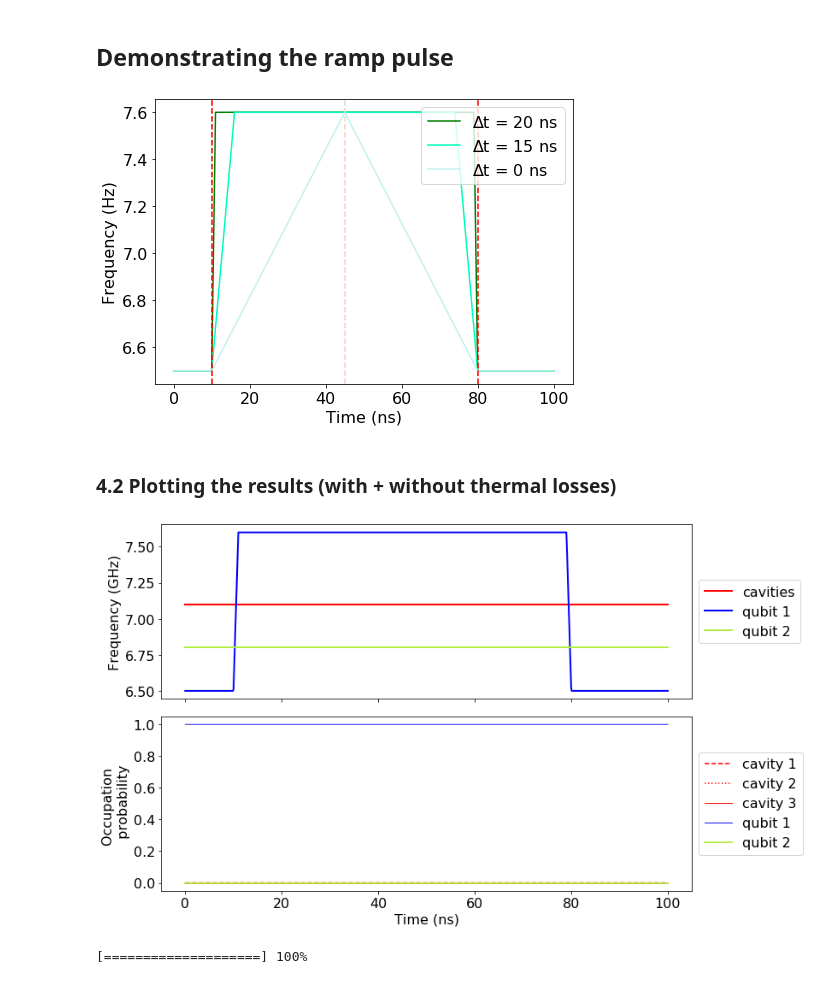
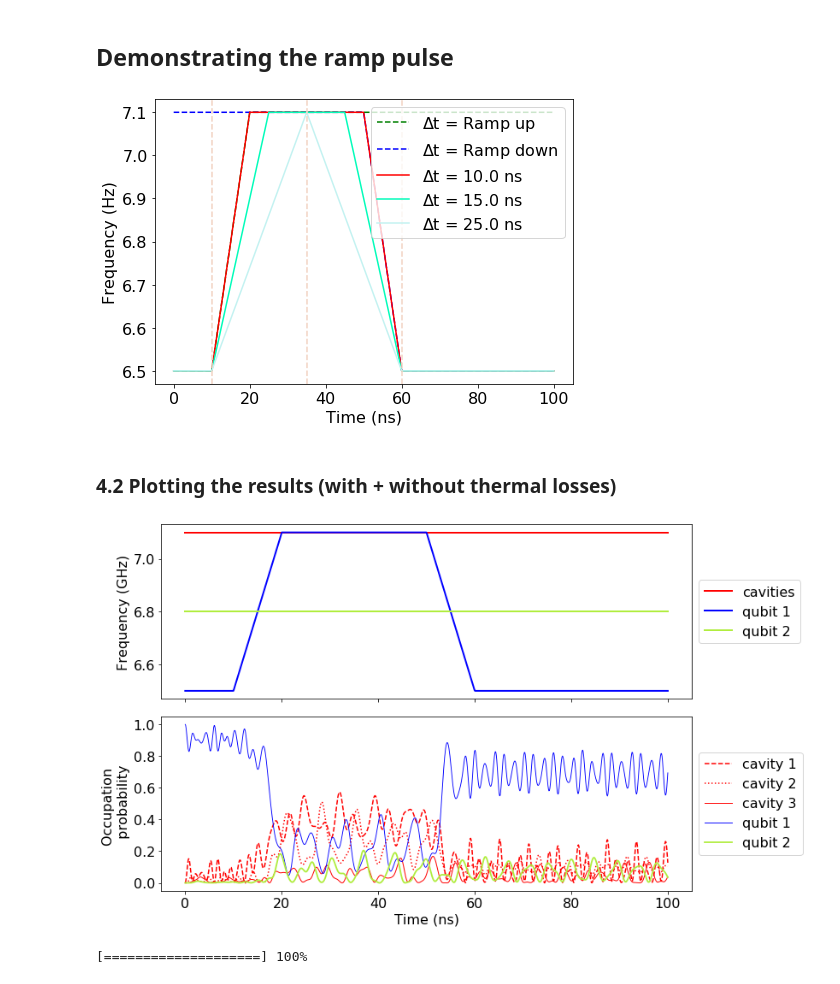
Before and after one commit to SoumyaShreeram/Qubit, a Jupyter notebook: control gates/Sending a smooth pulse (McKay).ipynb, the cells around one changed output. Cells and saved outputs as stored; diff of their text form; code cells hidden in the pictures.

```diff
--- a/control gates/Sending a smooth pulse (McKay).ipynb
+++ b/control gates/Sending a smooth pulse (McKay).ipynb
@@ -75,9 +75,9 @@ r2 = 0.025           # qubit dephasing rate
 """------------- CONTROL GATE PARAMETERS -----"""
 # defines the ramp-up start time, hold start time, hold stop time, ramp-down stop time
 #gate_width = (1*pi)/(2 * g_q1f)
-t_pulse = [10, 11, 79, 80]
+t_pulse = [10, 20, 50, 60]
 # amplitude to raise pulse above cavity frequency
-d = 0.5
+d = 0.0
 w_top = w_f + 2*pi*d
 no_ramps = 30        # number of ramps pulses sent into the Hamiltonian
 # %% [markdown]
@@ -137,8 +137,8 @@ c_ops.append(np.sqrt(r2) * sz2)
 ### 3.2 Hamiltonian's and initial state
 # %%
 # Qubit Hamiltonians (Hq1+Hq2)
-Hq1 = 0.5*sz1
-Hq2 = 0.5*sz2
+Hq1 =  0.5*sz1
+Hq2 =  0.5*sz2
 
 # Filter Hamiltonians (refer formula in the Introduction)
 Hf = numOp(a1) + numOp(a2) + numOp(a3)
@@ -148,7 +148,7 @@ H_f12 = g_f1*(rwaCoupling(a1, a2) + rwaCoupling(a2, a3))
 Hqf = g_q1f*(rwaCoupling(a1, sm1) + rwaCoupling(a3, sm2))
 
 # time-independent Hamiltonian (see later)
-H0 = H_f12 + Hqf + w_f*Hf
+H0 = H_f12 + Hqf + w_f*Hf + w_q2*Hq2
 
 H = H0 + w_q1*Hq1  # Resultant Hamiltonian
 # %% [markdown]
@@ -235,12 +250,15 @@ fig, ax = plt.subplots(1, 1, figsize=(7,5))
 t_pulse1 = [t_pulse[0], t_pulse[1]+5, t_pulse[2]-5, t_pulse[3]]
 t_pulse2 = [t_pulse[0], (t_pulse[3]-t_pulse[0])/2+t_pulse[0], (t_pulse[3]-t_pulse[0])/2+t_pulse[0], t_pulse[3]]
 
-ax.plot(times, [rampPulseGen(t_pulse, w_q1, w_top, t) for t in times], 'g', label=r"$\Delta$t = 20 ns")
-ax.plot(times, [rampPulseGen(t_pulse1, w_q1, w_top, t) for t in times], '#03fcba', label=r"$\Delta$t = 15 ns")
-ax.plot(times, [rampPulseGen(t_pulse2, w_q1, w_top, t) for t in times], '#c4f2f1', label=r"$\Delta$t = 0 ns")
+ax.plot(times, [rampUp(t_pulse, w_q1, w_top, t)/(2*pi) for t in times], 'g--', label=r"$\Delta$t = Ramp up")
+ax.plot(times, [rampDown(t_pulse, w_q1, w_top, t)/(2*pi) for t in times], 'b--', label=r"$\Delta$t = Ramp down")
+ax.plot(times, [(rampUp(t_pulse, w_q1, w_top, t) + rampDown(t_pulse, w_q1, w_top, t)-w_top)/(2*pi) for t in times], 'r', label=r"$\Delta$t = %.1f ns" %(t_pulse[1]-t_pulse[0]))
 
-ax.axvline(x=t_pulse[0], color='r', linestyle='--')
-ax.axvline(x=t_pulse[3], color='r', linestyle='--')
+ax.plot(times, [(rampUp(t_pulse1, w_q1, w_top, t) + rampDown(t_pulse1, w_q1, w_top, t)-w_top)/(2*pi) for t in times], '#03fcba', label=r"$\Delta$t = %.1f ns" %(t_pulse[1]-t_pulse[0] + 5))
+ax.plot(times, [(rampUp(t_pulse2, w_q1, w_top, t) + rampDown(t_pulse2, w_q1, w_top, t)-w_top)/(2*pi) for t in times], '#c4f2f1', label=r"$\Delta$t = %.1f ns"%((t_pulse[3]-t_pulse[0])/2))
+
+ax.axvline(x=t_pulse[0], color='#f2d4c4', linestyle='--')
+ax.axvline(x=t_pulse[3], color='#f2d4c4', linestyle='--')
 ax.axvline(x=t_pulse2[2], color='#f2d4c4', linestyle='--')
 
 ax.set_xlabel('Time (ns)')
@@ -248,40 +266,39 @@ ax.set_ylabel('Frequency (Hz)')
 ax.legend(loc="upper right")
 fig.tight_layout()
 # %% [output]
-[figure, old version]
+[figure, new version]
 # %%
 opts = Odeoptions(max_step=0.0005, nsteps=50000)
 
 # time dependent Hamiltonian
-H_t = [H0 , [Hq1, wq1_t]]
+H_t = [H0, [Hq1, wq1_t]]
 
 # Evolving the system
-res = mesolve(H_t, psi0, times, [], [], options=opts)
+res = mesolve(H_t, psi0, times, [], [])
 # %% [markdown]
 ### 4.2 Plotting the results (with + without thermal losses)
 # %%
 fig, axes = plt.subplots(2, 1, sharex=True, figsize=(12,7))
 
-axes[0].plot(times, np.array(list(map(wf_t, times))), 'r-', linewidth=2, label="cavities")
-axes[0].plot(times, np.array(list(map(wq1_t, times))), 'b', linewidth=2, label="qubit 1")
-axes[0].plot(times, np.array(list(map(wq2_t, times))), '#b0ed3e', linewidth=2, label="qubit 2")
+axes[0].plot(times, np.array(list(map(wf_t, times)))/(2*pi), 'r-', linewidth=2, label="cavities")
+axes[0].plot(times, np.array(list(map(wq1_t, times)))/(2*pi), 'b', linewidth=2, label="qubit 1")
+axes[0].plot(times, np.array(list(map(wq2_t, times)))/(2*pi), '#b0ed3e', linewidth=2, label="qubit 2")
 axes[0].set_ylabel("Frequency (GHz)", fontsize=16)
 axes[0].legend(loc = 'center left', bbox_to_anchor = (1.0, 0.5))
 
 #axes[1].plot(times, np.real(expect(numOp(a1)+numOp(a2)+numOp(a3)+n1+n2, res.states)), 'k--', linewidth=1.5, label="Total Probability")
 axes[1].plot(times, np.real(expect(numOp(a1), res.states)), 'r--', linewidth=1.5, label="cavity 1")
 axes[1].plot(times, np.real(expect(numOp(a2), res.states)), 'r:', linewidth=1.5, label="cavity 2")
 axes[1].plot(times, np.real(expect(numOp(a3), res.states)), 'r', linewidth=1, label="cavity 3")
 axes[1].plot(times, np.real(expect(n1, res.states)), 'b', linewidth=0.9, label="qubit 1")
 axes[1].plot(times, np.real(expect(n2, res.states)), '#b0ed3e', linewidth=1.8, label="qubit 2")
 axes[1].set_xlabel("Time (ns)")
 axes[1].set_ylabel("Occupation \n probability")
 axes[1].legend(loc = 'center left', bbox_to_anchor = (1.0, 0.5))
 
-
 fig.tight_layout()
 # %% [output]
-[figure, old version]
+[figure, new version]
 # %%
 def showProgress(idx, n):
     """
```
Also changed, not shown: parts of 3 cells of this notebook, 5 other files.
